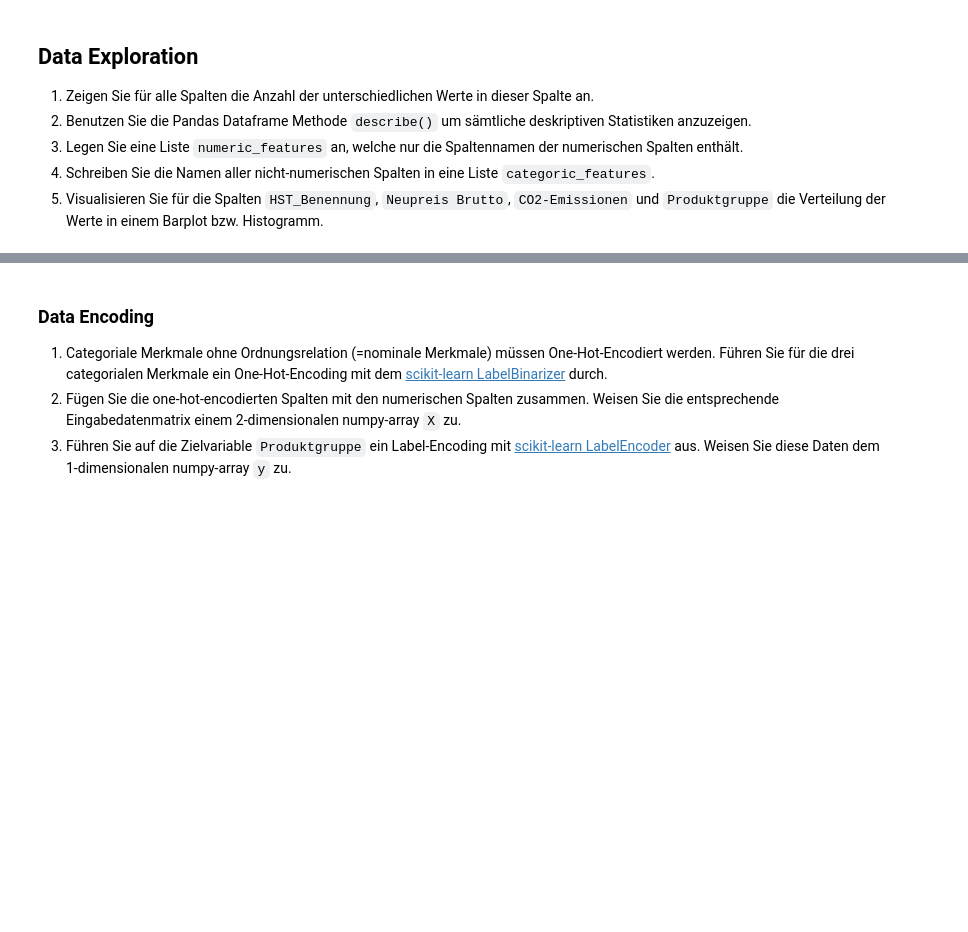
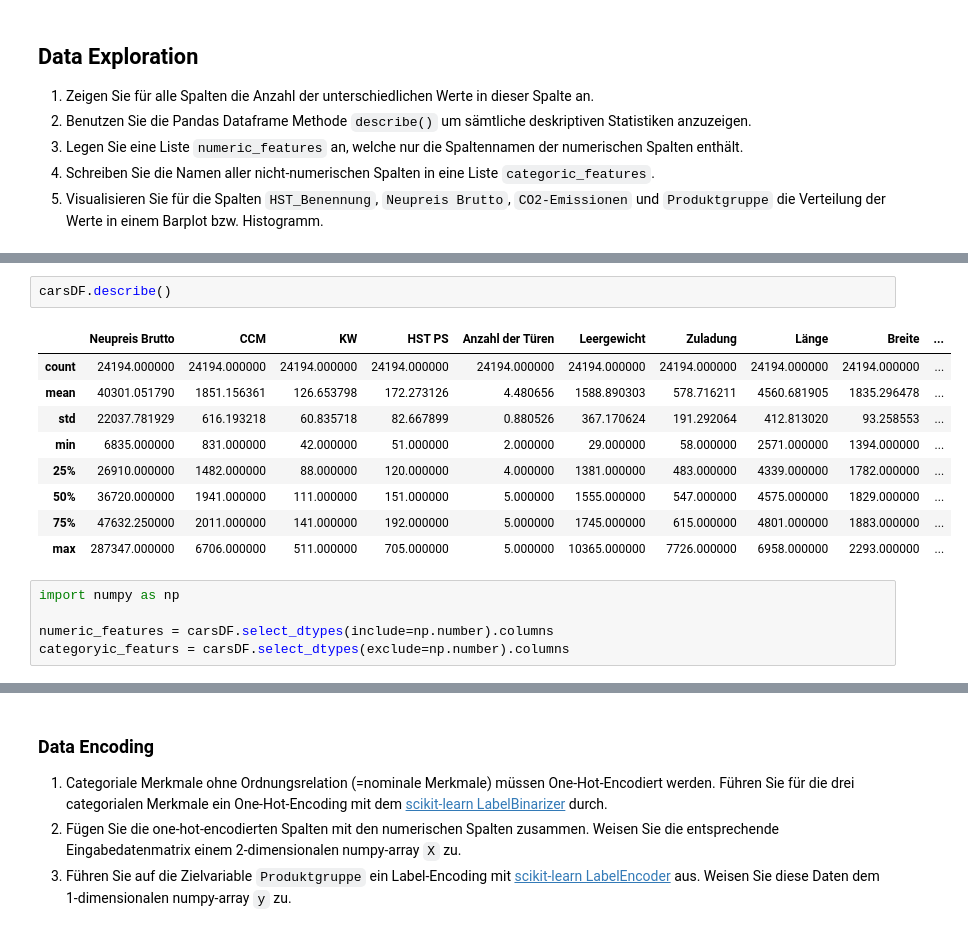
Before and after one commit to 4350pChris/data-mining, a Jupyter notebook: data/uebung-1/vehicleData.ipynb, the cells around one changed output, grey strips where cells are left out. Drawn from its saved outputs; the diff is of its cells as text; blank space fills up the shorter version.

```diff
--- a/data/uebung-1/vehicleData.ipynb
+++ b/data/uebung-1/vehicleData.ipynb
@@ -156,3 +178,20 @@ table already exists
+# %%
+carsDF.describe()
+# %% [output]
+|  | Neupreis Brutto | CCM | KW | HST PS | Anzahl der Türen | Leergewicht | Zuladung | Länge | Breite | ... |
+| count | 24194.000000 | 24194.000000 | 24194.000000 | 24194.000000 | 24194.000000 | 24194.000000 | 24194.000000 | 24194.000000 | 24194.000000 | ... |
+| mean | 40301.051790 | 1851.156361 | 126.653798 | 172.273126 | 4.480656 | 1588.890303 | 578.716211 | 4560.681905 | 1835.296478 | ... |
+| std | 22037.781929 | 616.193218 | 60.835718 | 82.667899 | 0.880526 | 367.170624 | 191.292064 | 412.813020 | 93.258553 | ... |
+| min | 6835.000000 | 831.000000 | 42.000000 | 51.000000 | 2.000000 | 29.000000 | 58.000000 | 2571.000000 | 1394.000000 | ... |
+| 25% | 26910.000000 | 1482.000000 | 88.000000 | 120.000000 | 4.000000 | 1381.000000 | 483.000000 | 4339.000000 | 1782.000000 | ... |
+| 50% | 36720.000000 | 1941.000000 | 111.000000 | 151.000000 | 5.000000 | 1555.000000 | 547.000000 | 4575.000000 | 1829.000000 | ... |
+| 75% | 47632.250000 | 2011.000000 | 141.000000 | 192.000000 | 5.000000 | 1745.000000 | 615.000000 | 4801.000000 | 1883.000000 | ... |
+| max | 287347.000000 | 6706.000000 | 511.000000 | 705.000000 | 5.000000 | 10365.000000 | 7726.000000 | 6958.000000 | 2293.000000 | ... |
+# %%
+import numpy as np
+
+numeric_features = carsDF.select_dtypes(include=np.number).columns
+categoryic_featurs = carsDF.select_dtypes(exclude=np.number).columns
 # %% [markdown]
 ## Machine Learning 1: Produktgruppenbestimmung
 
```
Also changed, not shown: parts of 1 cell of this notebook, 1 other file.
